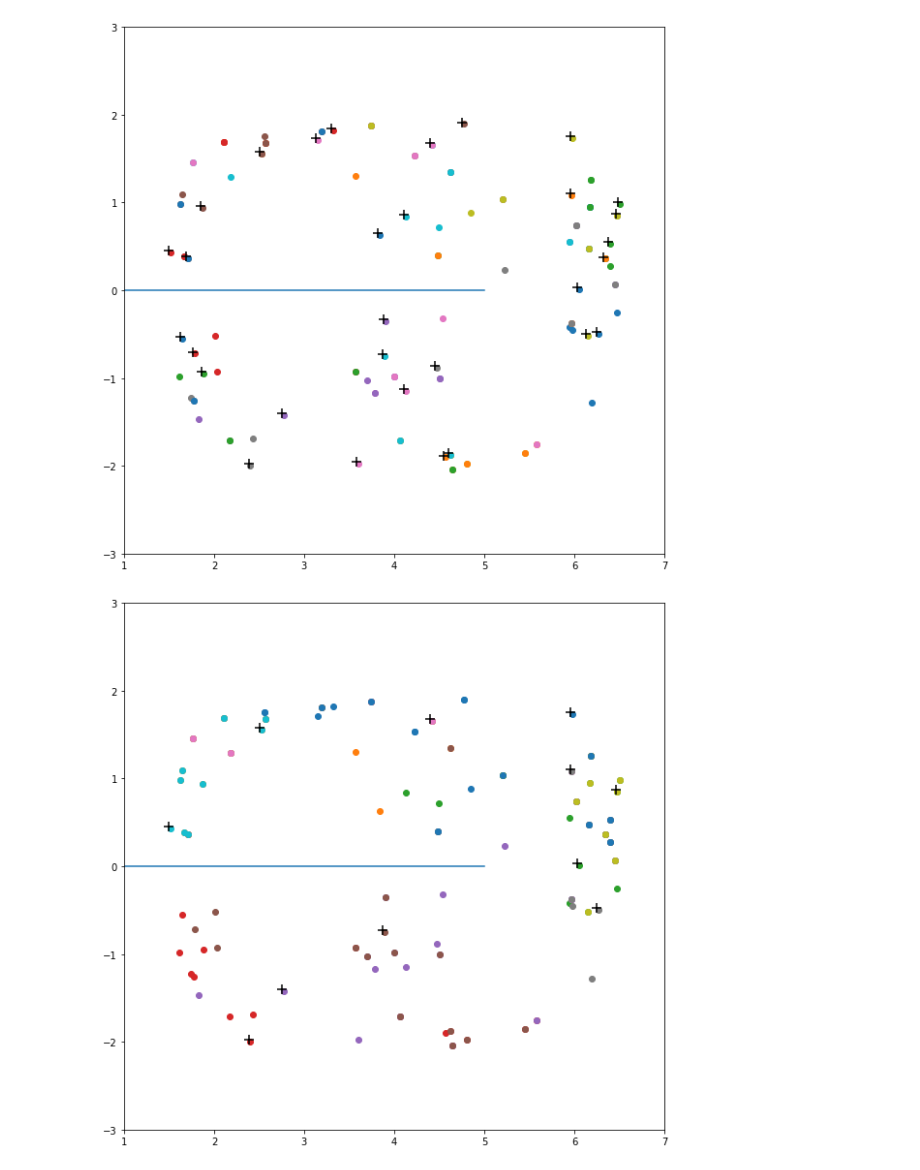
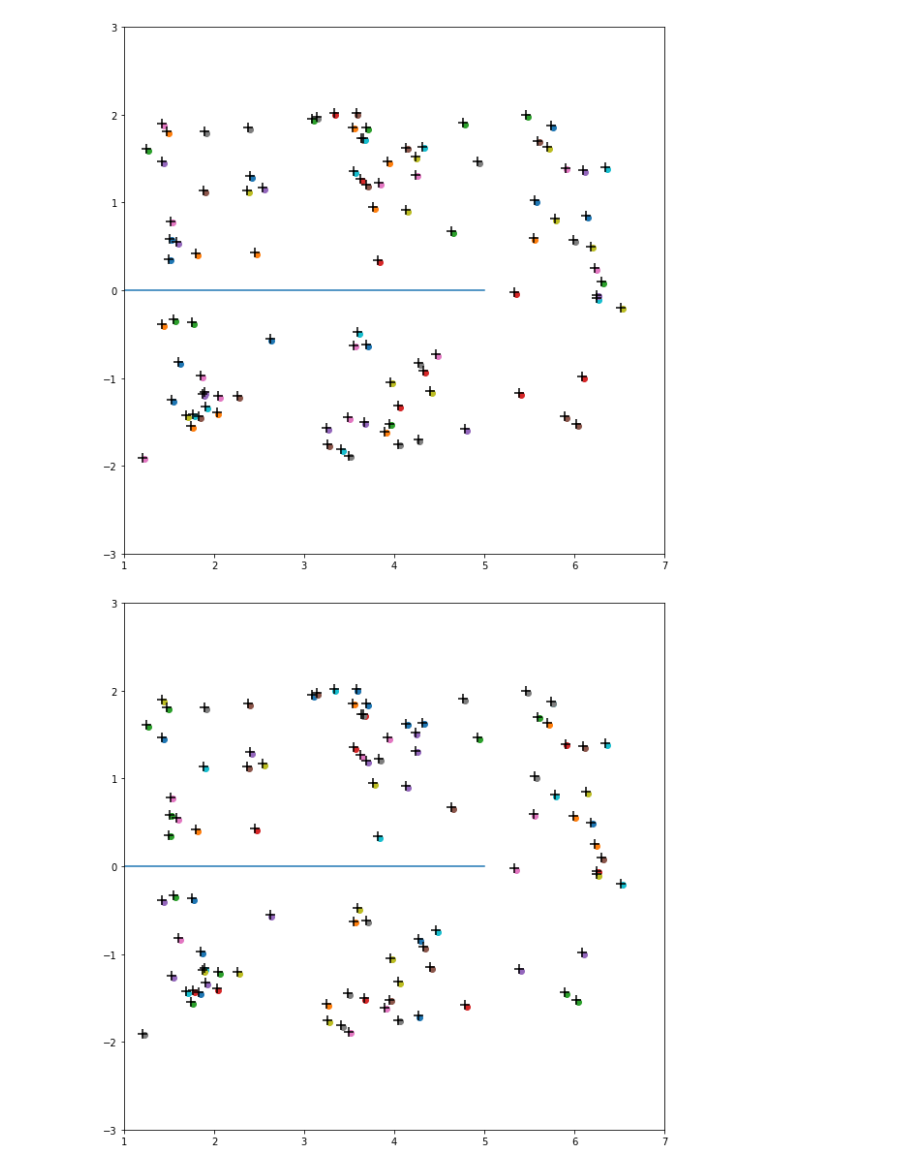
Before and after one commit to werner291/Multigoal-Orchard-Drone-Planning-Library, a Jupyter notebook: analysis/Clustering Plots.ipynb, the cells around one changed output. Saved outputs shown, nothing was run; the diff lists cells and outputs as text; code cells hidden in the pictures.

Commit message:
Cutting my losses on the clustering algorithm, trying out the subpath-joining algorithm.

```diff
--- a/analysis/Clustering Plots.ipynb
+++ b/analysis/Clustering Plots.ipynb
@@ -7,7 +7,7 @@ level_pts = []
 level_members = []
 level_goals = []
 
-with open('clusers.json') as f:
+with open('cluster_pts.txt') as f:
     pts = f.read()
 
     for level in pts.split("========= Level =========\n")[1:]:
@@ -77,20 +60,20 @@ for lvl in level_members[-2::-1]:
     sample_clusters = [{m for i in cl for m in sample_clusters[i]} for cl in lvl]
     sample_cluster_levels.append(sample_clusters)
 # %%
-for level,reprs in zip(sample_cluster_levels, level_pts[-2::-1]):
+for level,reprs in zip(sample_cluster_levels, level_pts[-1::-1]):
     plt.figure(figsize=(10,10))
     for (i,clusters) in enumerate(level):
         pts_in_cluster = np.array([level_pts[-1][state_i] for state_i in clusters])
         plt.scatter(pts_in_cluster[:,1],pts_in_cluster[:,0])
 
     reprs = np.array(reprs)
 
     plt.scatter(reprs[:,1]-0.02,reprs[:,0]+0.02, s=100, marker='+', c='black')
 
     plt.ylim(-3,3)
     plt.xlim(1,7)
     rect = plt.plot([5,-10],[0,0])
     plt.show()
 # %% [output]
-[figure, old version]
+[figure, new version]
-[figure, old version]
+[figure, new version]
```
Also changed, not shown: parts of 4 cells of this notebook, 8 other files.
